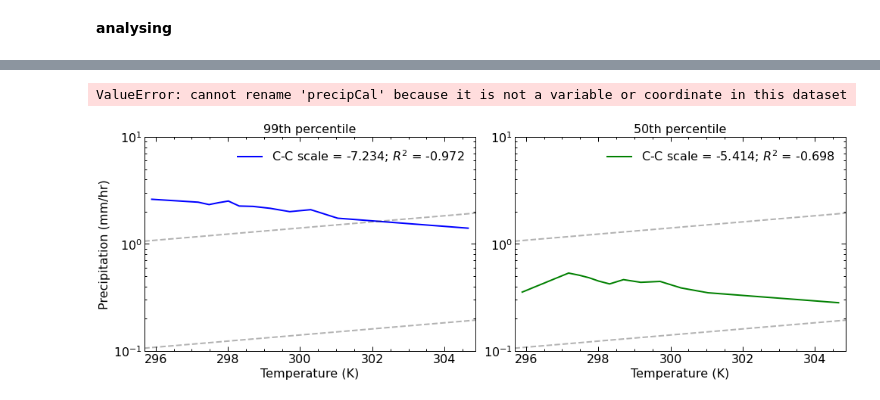
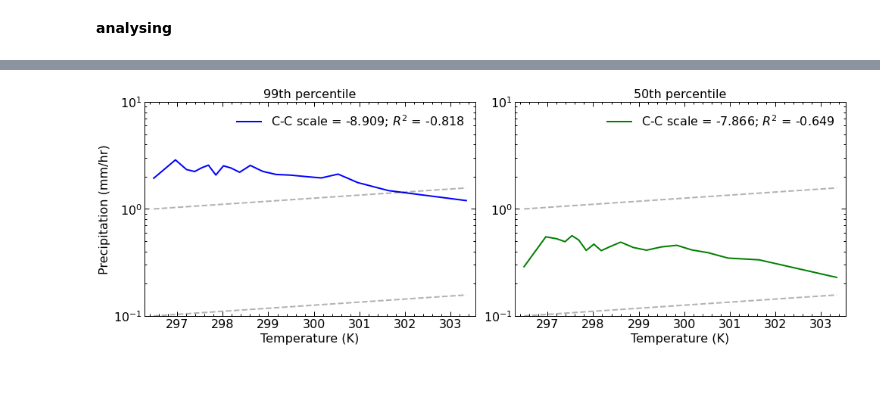
Before and after one commit to adisen99/msc_project, a Jupyter notebook: test.ipynb, the cells around one changed output, grey strips where cells are left out. Drawn from its saved outputs; the diff is of its cells as text; code cells hidden in the pictures.

```diff
--- a/test.ipynb
+++ b/test.ipynb
@@ -351,3 +312,7 @@ Frozen({'time': (8784,), 'lat': (40, 40, 40, 40, 1), 'lon': (40, 40, 40, 40, 1)}
 # %%
-mum = ds_comb_new.sel(lat=slice(10,20), lon = slice(73.75,76.25)).mean(dim = ['lat', 'lon'])
+# Western Ghats mean
+# mum = ds_comb_new.sel(lat=slice(10,20), lon = slice(73.75,76.25)).mean(dim = ['lat', 'lon'])
+precip_wg = precip.sel(lat=slice(10,20), lon = slice(73.75,76.25)).mean(dim = ['lat', 'lon'])
+t2m_wg = t2m.sel(lat=slice(10,20), lon = slice(73.75,76.25)).mean(dim = ['lat', 'lon'])
+d2m_wg = d2m.sel(lat=slice(10,20), lon = slice(73.75,76.25)).mean(dim = ['lat', 'lon'])
 # %%
@@ -357,3 +320,4 @@ Frozen({'time': (8784,)})
 # %%
-binned_ds99 = binning.get_binned(mum, percentile_val=0.99, var = "t2m", bin_nr=12)
+binned_precip99_t2m, mean_temp99_t2m = binning.get_binned(precip_wg, t2m_wg, percentile_val=0.99, bin_nr=20)
+binned_precip50_t2m, mean_temp50_t2m = binning.get_binned(precip_wg, t2m_wg, percentile_val=0.50, bin_nr=20)
 # %%
@@ -396,38 +347,38 @@ Attributes: (0)
 # %%
-temparr99, preciparr1_99, preciparr2_99 = ccplot.get_ideal_data(mum.t2m, 0.1, 1, time_scale=1)
-temparr50, preciparr1_50, preciparr2_50 = ccplot.get_ideal_data(mum.t2m, 0.1, 1, time_scale=1)
+# C-C scaling ideal data -- Change for t2m or d2m
+temparr99, preciparr1_99, preciparr2_99 = ccplot.get_ideal_data(mean_temp99_t2m, 0.1, 1, time_scale=1)
+temparr50, preciparr1_50, preciparr2_50 = ccplot.get_ideal_data(mean_temp50_t2m, 0.1, 1, time_scale=1)
 # %%
-temparr99, preciparr3_99, preciparr4_99 = ccplot.get_ideal_data(mum.t2m, 0.0001, 0.001, time_scale=2)
-temparr50, preciparr3_50, preciparr4_50 = ccplot.get_ideal_data(mum.t2m, 0.0001, 0.001, time_scale=2)
+# 2*C-C scaling ideal data -- Change for t2m or d2m
+temparr99, preciparr3_99, preciparr4_99 = ccplot.get_ideal_data(mean_temp99_t2m, 0.0001, 0.001, time_scale=2)
+temparr50, preciparr3_50, preciparr4_50 = ccplot.get_ideal_data(mean_temp50_t2m, 0.0001, 0.001, time_scale=2)
 # %%
-binned_ds99 = binned_ds99.rename_vars({'precipCal':'precipitationCal'})
-binned_ds50 = binned_ds50.rename_vars({'precipCal':'precipitationCal'})
+# binned_ds99 = binned_ds99.rename_vars({'precipCal':'precipitationCal'})
+# binned_ds50 = binned_ds50.rename_vars({'precipCal':'precipitationCal'})
-# %% [output]
-ValueError: cannot rename 'precipCal' because it is not a variable or coordinate in this dataset
 # %%
 fig = plt.figure(figsize=(14,5))
 
 plt.subplot(121)
-ccplot.plot(binned_ds99, "t2m_bins", temparr99, preciparr1_99, preciparr2_99, preciparr3_99, preciparr4_99, fit=False, color = 'blue')
+ccplot.plot(binned_precip99_t2m, mean_temp99_t2m, temparr99, preciparr1_99, preciparr2_99, preciparr3_99, preciparr4_99, fit=False, color = 'blue')
 plt.ylabel('Precipitation (mm/hr)')
 plt.xlabel('Temperature (K)')
 plt.title('99th percentile')
 plt.ylim(0.1, 10)
 plt.yticks([0.1, 1, 10])
 
 # fig.gca().yaxis.set_ticks_position('both')
 
 plt.subplot(122)
-ccplot.plot(binned_ds50, "t2m_bins", temparr50, preciparr1_50, preciparr2_50, preciparr3_50, preciparr4_50, fit=False, color = 'green')
+ccplot.plot(binned_precip50_t2m, mean_temp50_t2m, temparr50, preciparr1_50, preciparr2_50, preciparr3_50, preciparr4_50, fit=False, color = 'green')
 
 # plt.ylabel('Precipitation (mm/hr)')
 plt.xlabel('Temperature (K)')
 plt.title('50th percentile')
-plt.ylim(0.1, 1, 10)
+plt.ylim(0.1, 10)
 plt.yticks([0.1, 1, 10])
 
 # fig.gca().yaxis.set_ticks_position('both')
 fig.tight_layout()
-plt.savefig('./images/mumbai_ccplot.pdf', dpi = 300)
+plt.savefig('./images/mumbai_ccplot_t2m.pdf', dpi = 300)
 # %% [output]
-[figure, old version]
+[figure, new version]
```
Also changed, not shown: parts of 18 cells of this notebook, 3 other files.
